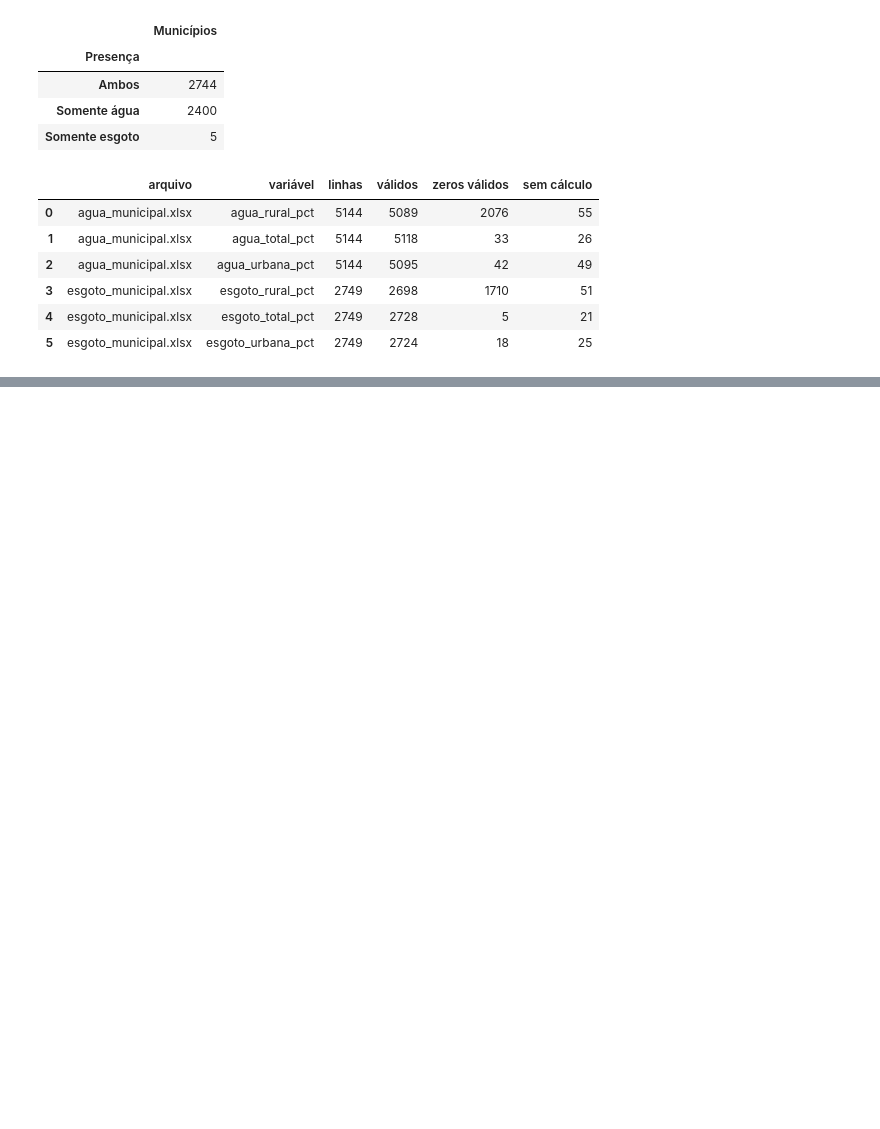
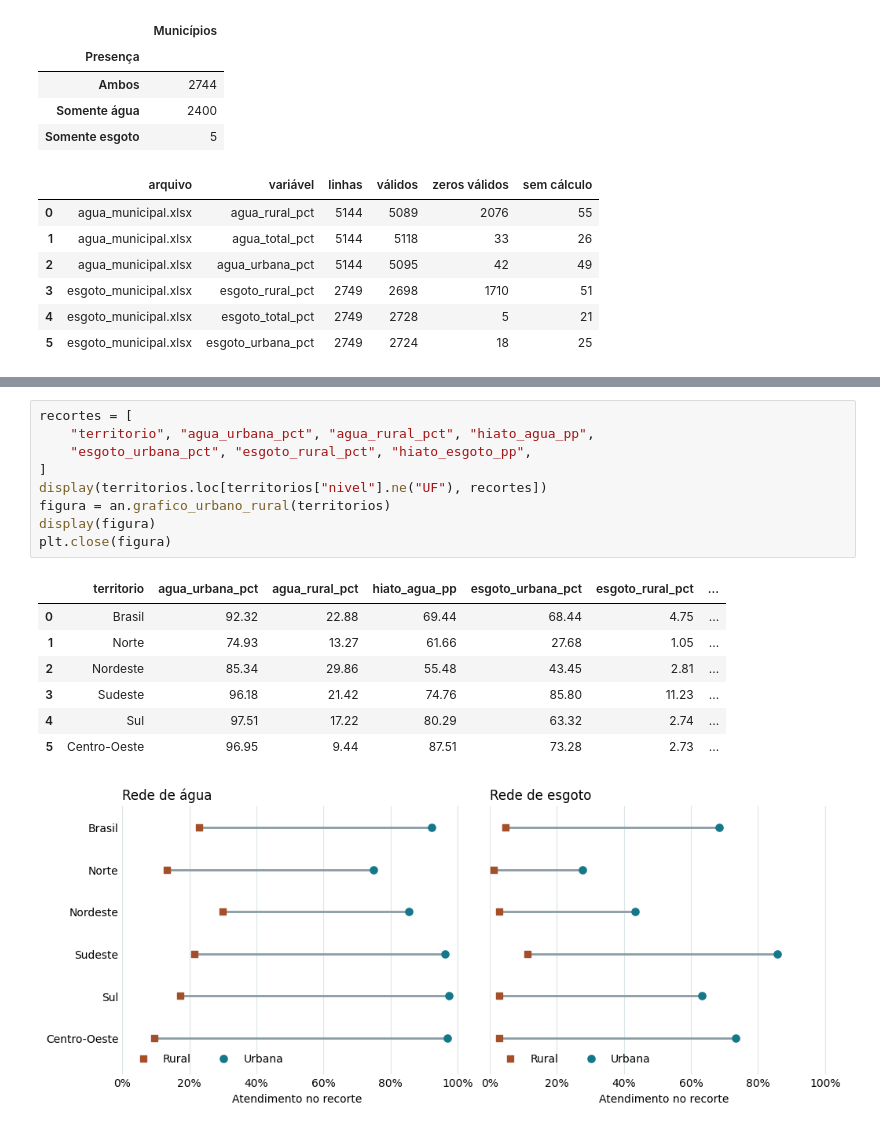
Before and after one commit to GDaflon/lasalle, a Jupyter notebook: linguagens-de-programacao/projeto-saneamento-sinisa/notebooks/analise_exploratoria.ipynb, the cells around one changed output, grey strips where cells are left out. Saved outputs shown, nothing was run; the diff lists cells and outputs as text; blank space fills up the shorter version.

```diff
--- a/linguagens-de-programacao/projeto-saneamento-sinisa/notebooks/analise_exploratoria.ipynb
+++ b/linguagens-de-programacao/projeto-saneamento-sinisa/notebooks/analise_exploratoria.ipynb
@@ -225,0 +257,18 @@ Os módulos têm universos de observação distintos. A diferença entre os perc
+# %%
+recortes = [
+    "territorio", "agua_urbana_pct", "agua_rural_pct", "hiato_agua_pp",
+    "esgoto_urbana_pct", "esgoto_rural_pct", "hiato_esgoto_pp",
+]
+display(territorios.loc[territorios["nivel"].ne("UF"), recortes])
+figura = an.grafico_urbano_rural(territorios)
+display(figura)
+plt.close(figura)
+# %% [output]
+|  | territorio | agua_urbana_pct | agua_rural_pct | hiato_agua_pp | esgoto_urbana_pct | esgoto_rural_pct | ... |
+| 0 | Brasil | 92.32 | 22.88 | 69.44 | 68.44 | 4.75 | ... |
+| 1 | Norte | 74.93 | 13.27 | 61.66 | 27.68 | 1.05 | ... |
+| 2 | Nordeste | 85.34 | 29.86 | 55.48 | 43.45 | 2.81 | ... |
+| 3 | Sudeste | 96.18 | 21.42 | 74.76 | 85.80 | 11.23 | ... |
+| 4 | Sul | 97.51 | 17.22 | 80.29 | 63.32 | 2.74 | ... |
+| 5 | Centro-Oeste | 96.95 | 9.44 | 87.51 | 73.28 | 2.73 | ... |
+[figure, added]
```
Also changed, not shown: parts of 44 cells of this notebook, 19 other files.
